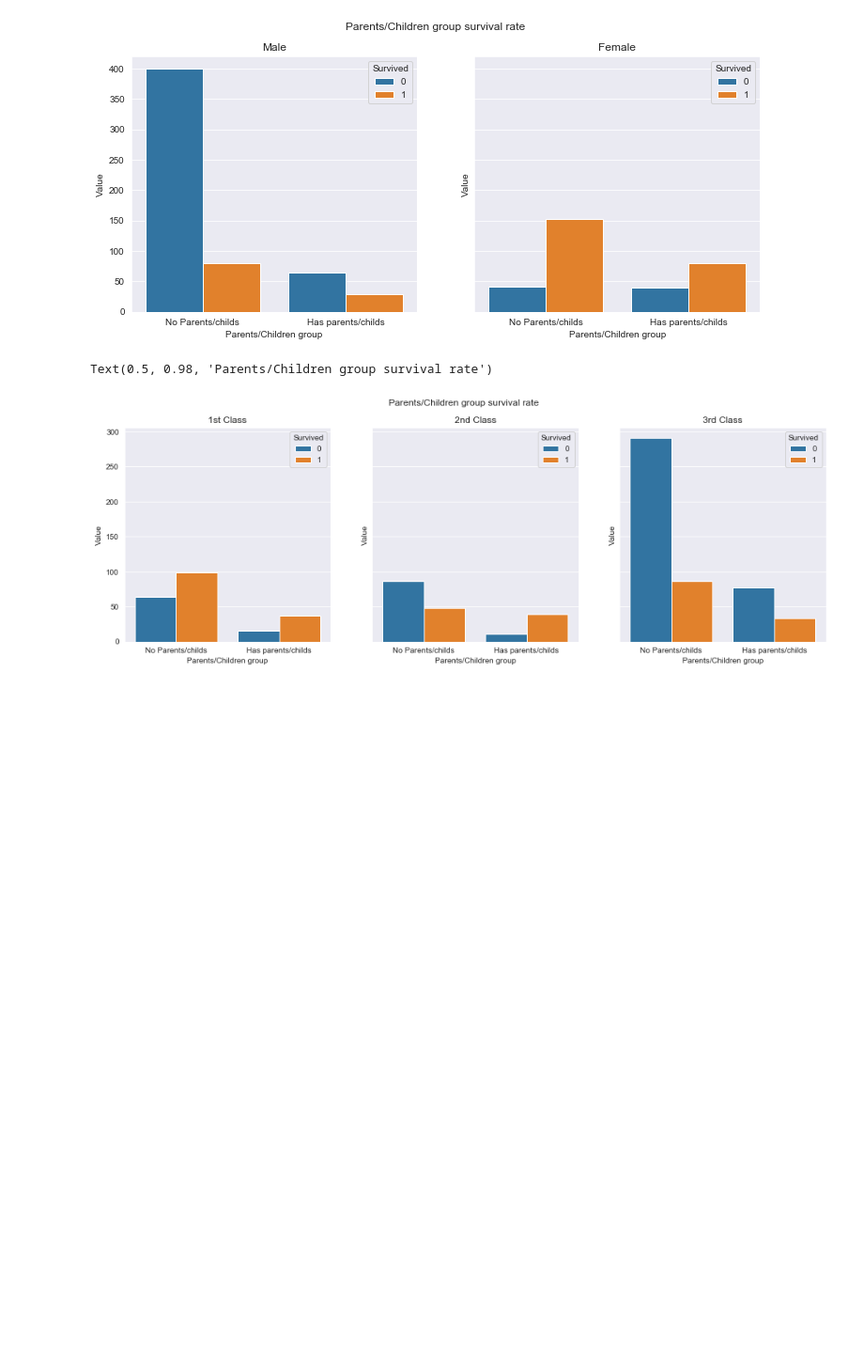
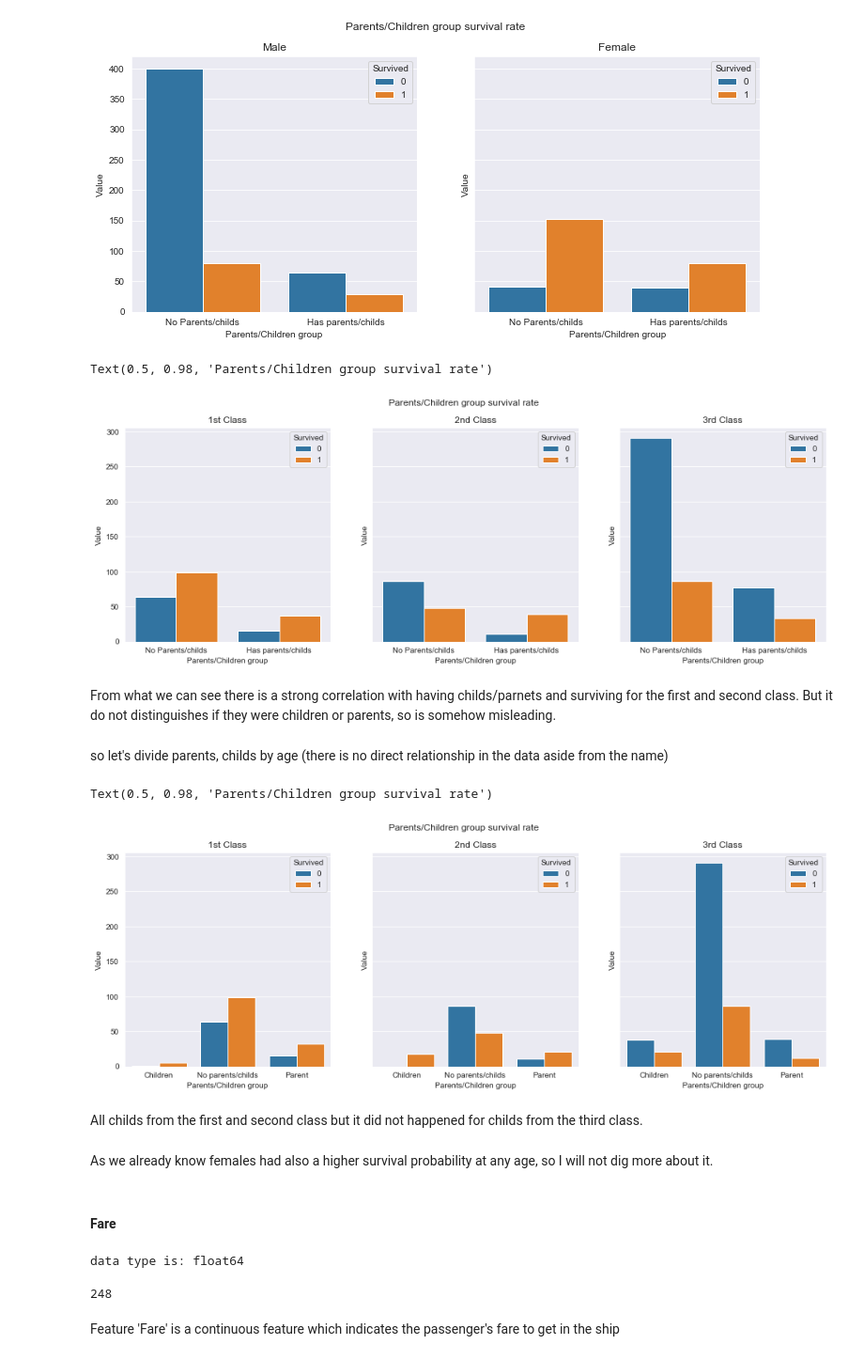
Before and after one commit to Ark93/Real-world_ml, a Jupyter notebook: chapter_3/titanic_dataset.ipynb, the cells around one changed output. Shown: that part at 94% size. Drawn from its saved outputs; the diff is of its cells as text; code cells hidden in the pictures; blank space fills up the shorter version.

```diff
--- a/chapter_3/titanic_dataset.ipynb
+++ b/chapter_3/titanic_dataset.ipynb
@@ -690,3 +694,60 @@ plt.suptitle('Parents/Children group survival rate')
 # %% [output]
 Text(0.5, 0.98, 'Parents/Children group survival rate')
 [figure]
+# %% [markdown]
+From what we can see there is a strong correlation with having childs/parnets and surviving for the first and second class. But it do not distinguishes if they were children or parents, so is somehow misleading.
+# %% [markdown]
+so let's divide parents, childs by age (there is no direct relationship in the data aside from the name)
+# %%
+def child_parent(row):
+    if((row['Parents/Children Aboard']>0)&(row['Age_group']!='Children')):
+        return 'Parent'
+    elif((row['Parents/Children Aboard']>0)&(row['Age_group']=='Children')):
+        return 'Children'
+    else:
+        return 'No parents/childs'
+# %%
+data['Parents/Children group'] = data.apply(child_parent, axis=1)
+# %%
+fig, axs = plt.subplots(1,3, figsize=(16,5), sharey=True)
+sns.catplot(x='Parents/Children group', y='Value', hue='Survived',
+            data=data.query('Pclass==1').rename({'Name':'Value'}, axis=1).groupby(['Parents/Children group','Survived'], as_index=False).count(),
+            kind='bar',
+            ax=axs[0]
+           )
+sns.catplot(x='Parents/Children group', y='Value', hue='Survived',
+            data=data.query('Pclass==2').rename({'Name':'Value'}, axis=1).groupby(['Parents/Children group','Survived'], as_index=False).count(),
+            kind='bar',
+            ax=axs[1]
+           )
+sns.catplot(x='Parents/Children group', y='Value', hue='Survived',
+            data=data.query('Pclass==3').rename({'Name':'Value'}, axis=1).groupby(['Parents/Children group','Survived'], as_index=False).count(),
+            kind='bar',
+            ax=axs[2]
+           )
+axs[0].set_title('1st Class')
+axs[1].set_title('2nd Class')
+axs[2].set_title('3rd Class')
+plt.close(2)
+plt.close(3)
+plt.close(4)
+plt.suptitle('Parents/Children group survival rate')
+# %% [output]
+Text(0.5, 0.98, 'Parents/Children group survival rate')
+[figure, added]
+# %% [markdown]
+All childs from the first and second class but it did not happened for childs from the third class.
+# %% [markdown]
+As we already know females had also a higher survival probability at any age, so I will not dig more about it.
+# %% [markdown]
+#### Fare
+# %%
+print('data type is: {}'.format(data.Fare.dtype))
+# %% [output]
+data type is: float64
+# %%
+data.Fare.nunique()
+# %% [output]
+248
+# %% [markdown]
+Feature 'Fare' is a continuous feature which indicates the passenger's fare to get in the ship
```
Also changed, not shown: parts of 84 cells of this notebook, 1 other file.
